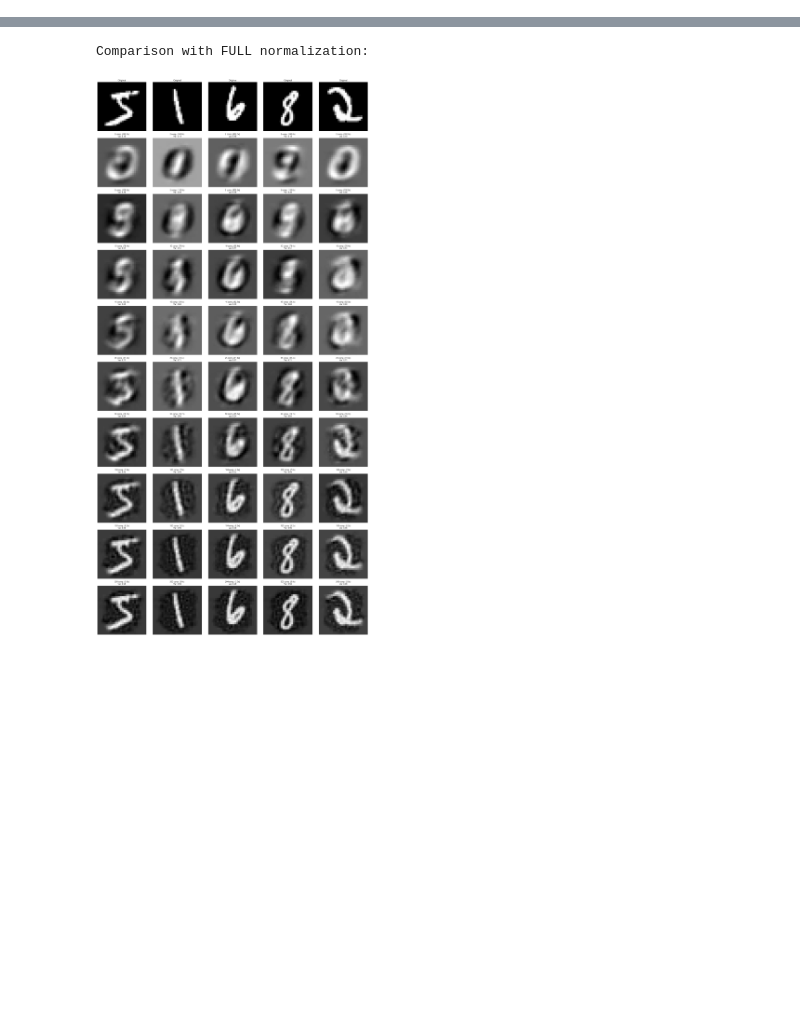
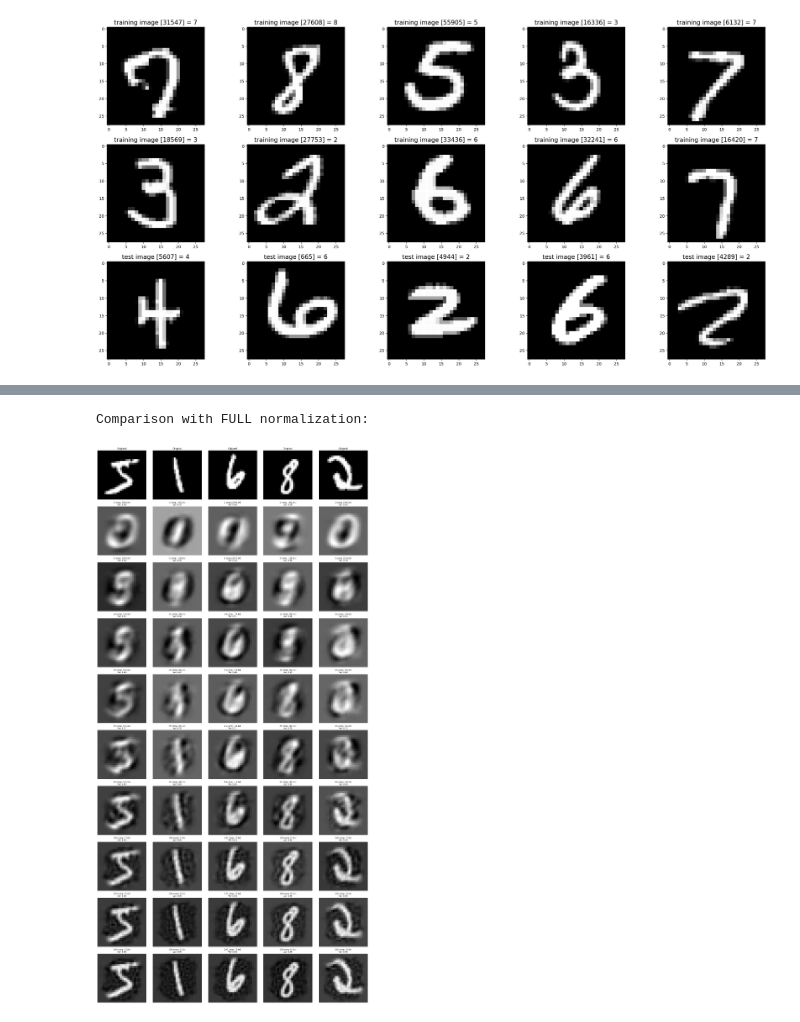
Before and after one commit to Arys02/unsupervized_ml_sandbox, a Jupyter notebook: models/pca/pca_compression.ipynb, the cells around one changed output, grey strips where cells are left out. Drawn from its saved outputs; the diff is of its cells as text; code cells hidden in the pictures; blank space fills up the shorter version.

```diff
--- a/models/pca/pca_compression.ipynb
+++ b/models/pca/pca_compression.ipynb
@@ -55,11 +55,11 @@ import matplotlib.pyplot as plt
 #
 # Set file paths based on added MNIST Datasets
 #
-input_path = '../MNIST_Dataset'
-training_images_filepath = join("MNIST_Dataset/train-images-idx3-ubyte/train-images-idx3-ubyte")
-training_labels_filepath = join("MNIST_Dataset/train-labels-idx1-ubyte/train-labels-idx1-ubyte")
-test_images_filepath = join("MNIST_Dataset/t10k-images-idx3-ubyte/t10k-images-idx3-ubyte")
-test_labels_filepath = join("MNIST_Dataset/t10k-labels-idx1-ubyte/t10k-labels-idx1-ubyte")
+input_path = '../../data/MNIST_Dataset'
+training_images_filepath = join(input_path, "train-images.idx3-ubyte")
+training_labels_filepath = join(input_path, "train-labels.idx1-ubyte")
+test_images_filepath = join(input_path, "t10k-images.idx3-ubyte")
+test_labels_filepath = join(input_path, "t10k-labels.idx1-ubyte")
 
 #
 # Helper function to show a list of images with their relating titles
@@ -73,33 +73,35 @@ def show_images(images, title_texts):
         image = x[0]
         title_text = x[1]
         plt.subplot(rows, cols, index)
         plt.imshow(image, cmap=plt.cm.gray)
         if (title_text != ''):
             plt.title(title_text, fontsize = 15);
         index += 1
 
 #
 # Load MINST dataset
 #
 mnist_dataloader = MnistDataloader(training_images_filepath, training_labels_filepath, test_images_filepath, test_labels_filepath)
 (x_train, y_train), (x_test, y_test) = mnist_dataloader.load_data()
 
 #
 # Show some random training and test images
 #
 images_2_show = []
 titles_2_show = []
 for i in range(0, 10):
     r = random.randint(1, 60000)
     images_2_show.append(x_train[r])
     titles_2_show.append('training image [' + str(r) + '] = ' + str(y_train[r]))
 
 for i in range(0, 5):
     r = random.randint(1, 10000)
     images_2_show.append(x_test[r])
     titles_2_show.append('test image [' + str(r) + '] = ' + str(y_test[r]))
 
 show_images(images_2_show, titles_2_show)
+# %% [output]
+[figure, added]
 # %%
 import numpy as np
 
```
Also changed, not shown: parts of 6 cells of this notebook.
